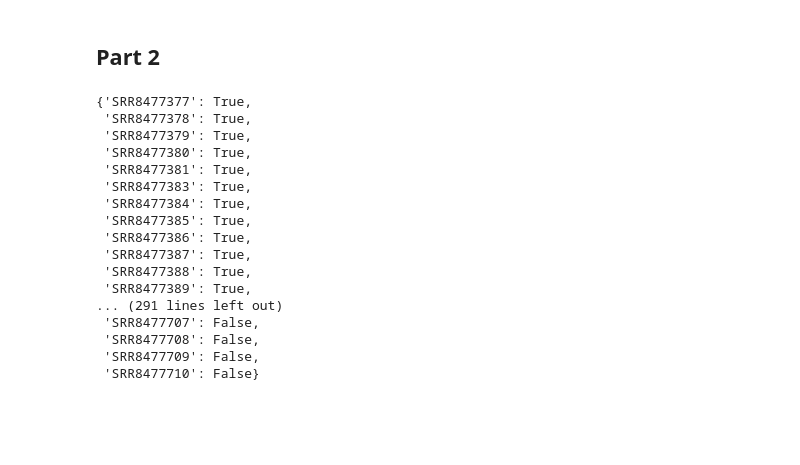
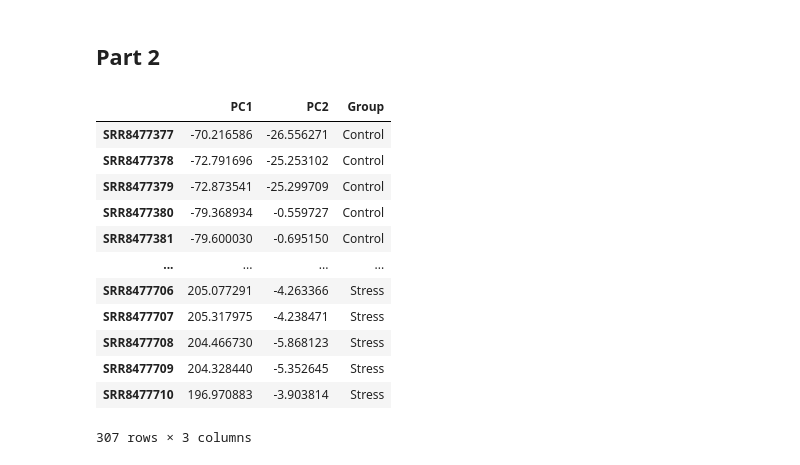
Before and after one commit to jess16313/Bioinformatics-baddies, a Jupyter notebook: Assignment_2.ipynb, the cells around one changed output. Saved outputs shown, nothing was run; the diff lists cells and outputs as text; code cells hidden in the pictures; blank space fills up the shorter version.

```diff
--- a/Assignment_2.ipynb
+++ b/Assignment_2.ipynb
@@ -68,20 +73,4 @@ for sample in metadata.index:
 # %%
-is_control
+# scale our data
+scaled_data = df_transpose.loc[:, df_transpose.columns].values
+scaled_data = StandardScaler().fit_transform(scaled_data)
-# %% [output]
-{'SRR8477377': True,
- 'SRR8477378': True,
- 'SRR8477379': True,
- 'SRR8477380': True,
- 'SRR8477381': True,
- 'SRR8477383': True,
- 'SRR8477384': True,
- 'SRR8477385': True,
- 'SRR8477386': True,
- 'SRR8477387': True,
- 'SRR8477388': True,
- 'SRR8477389': True,
-... (291 lines left out)
- 'SRR8477707': False,
- 'SRR8477708': False,
- 'SRR8477709': False,
- 'SRR8477710': False}
@@ -87,0 +81,19 @@ is_control
+# %%
+# create PCA dataframe
+pca_df = pd.DataFrame(data=principal_components, columns=["PC1", "PC2"], index=df_transpose.index)
+pca_df['Group'] = sample_type #add group column to dataframe
+pca_df
+# %% [output]
+|  | PC1 | PC2 | Group |
+| SRR8477377 | -70.216586 | -26.556271 | Control |
+| SRR8477378 | -72.791696 | -25.253102 | Control |
+| SRR8477379 | -72.873541 | -25.299709 | Control |
+| SRR8477380 | -79.368934 | -0.559727 | Control |
+| SRR8477381 | -79.600030 | -0.695150 | Control |
+| ... | ... | ... | ... |
+| SRR8477706 | 205.077291 | -4.263366 | Stress |
+| SRR8477707 | 205.317975 | -4.238471 | Stress |
+| SRR8477708 | 204.466730 | -5.868123 | Stress |
+| SRR8477709 | 204.328440 | -5.352645 | Stress |
+| SRR8477710 | 196.970883 | -3.903814 | Stress |
+307 rows × 3 columns
```
Also changed, not shown: parts of 4 cells of this notebook.
